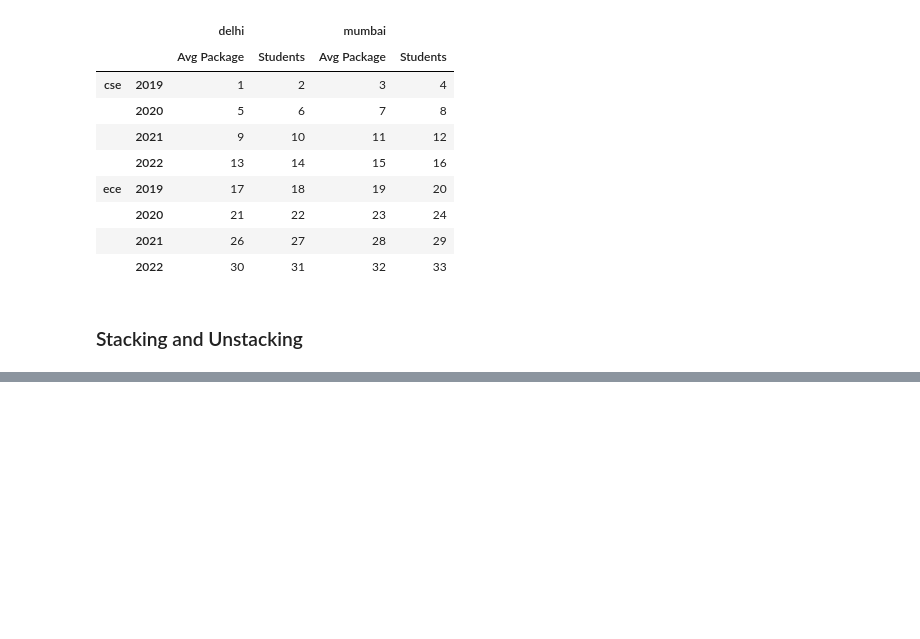
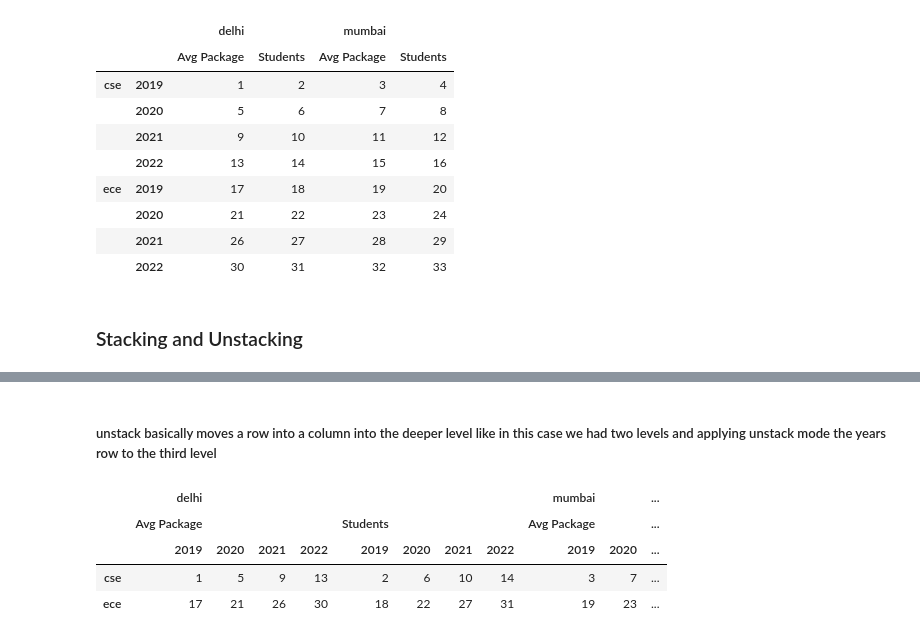
Before and after one commit to swayam-learning/prep, a Jupyter notebook: MultiindexSeries.ipynb, the cells around one changed output, grey strips where cells are left out. Drawn from its saved outputs; the diff is of its cells as text; code cells hidden in the pictures; blank space fills up the shorter version.

```diff
--- a/MultiindexSeries.ipynb
+++ b/MultiindexSeries.ipynb
@@ -214,0 +230,10 @@ branch_Df1
+# %% [markdown]
+##### unstack basically moves a row into a column into the deeper level like in this case we had two levels and applying unstack mode the years row to the third level
+# %%
+branch_Df1.unstack()
+# %% [output]
+|  | delhi |  |  |  |  |  |  |  | mumbai |  | ... |
+|  | Avg Package |  |  |  | Students |  |  |  | Avg Package |  | ... |
+|  | 2019 | 2020 | 2021 | 2022 | 2019 | 2020 | 2021 | 2022 | 2019 | 2020 | ... |
+| cse | 1 | 5 | 9 | 13 | 2 | 6 | 10 | 14 | 3 | 7 | ... |
+| ece | 17 | 21 | 26 | 30 | 18 | 22 | 27 | 31 | 19 | 23 | ... |
```
Also changed, not shown: parts of 26 cells of this notebook.
